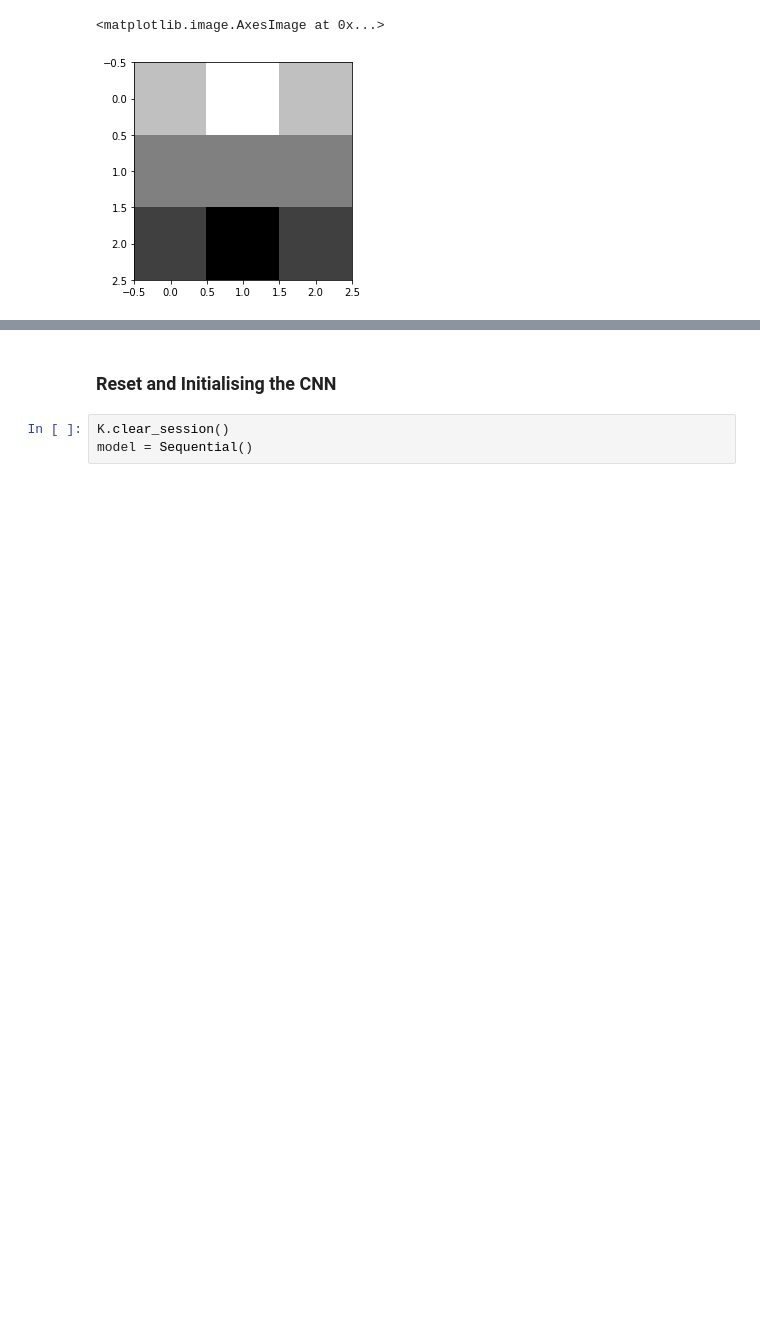
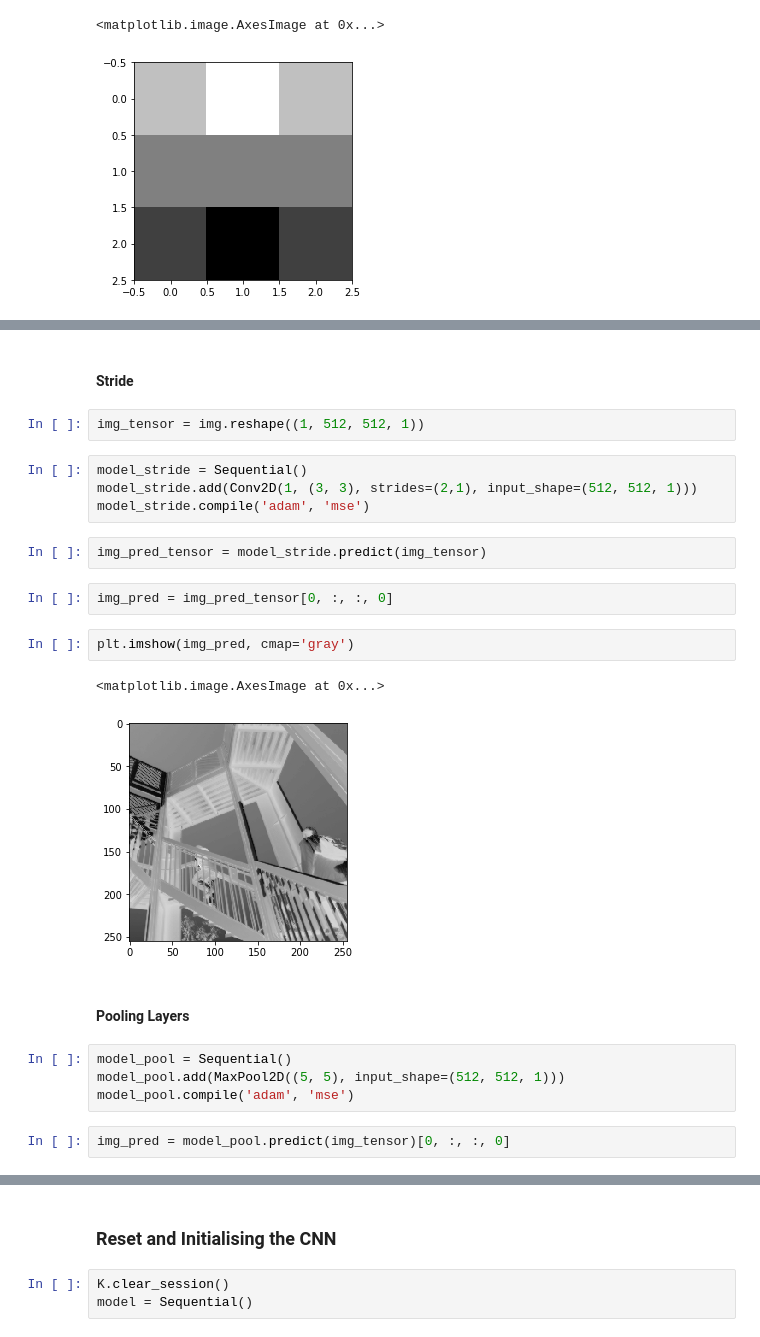
Before and after one commit to pdivakar/DNN, a Jupyter notebook: CNN.ipynb, the cells around one changed output, grey strips where cells are left out. Saved outputs shown, nothing was run; the diff lists cells and outputs as text; blank space fills up the shorter version.

```diff
--- a/CNN.ipynb
+++ b/CNN.ipynb
@@ -87,0 +134,25 @@ X_test = X_test.astype('float32') / 255.0
+# %% [markdown]
+#### Stride
+# %%
+img_tensor = img.reshape((1, 512, 512, 1))
+# %%
+model_stride = Sequential()
+model_stride.add(Conv2D(1, (3, 3), strides=(2,1), input_shape=(512, 512, 1)))
+model_stride.compile('adam', 'mse')
+# %%
+img_pred_tensor = model_stride.predict(img_tensor)
+# %%
+img_pred = img_pred_tensor[0, :, :, 0]
+# %%
+plt.imshow(img_pred, cmap='gray')
+# %% [output]
+<matplotlib.image.AxesImage at 0x...>
+[figure, added]
+# %% [markdown]
+#### Pooling Layers
+# %%
+model_pool = Sequential()
+model_pool.add(MaxPool2D((5, 5), input_shape=(512, 512, 1)))
+model_pool.compile('adam', 'mse')
+# %%
+img_pred = model_pool.predict(img_tensor)[0, :, :, 0]
```
Also changed, not shown: parts of 53 cells of this notebook.
